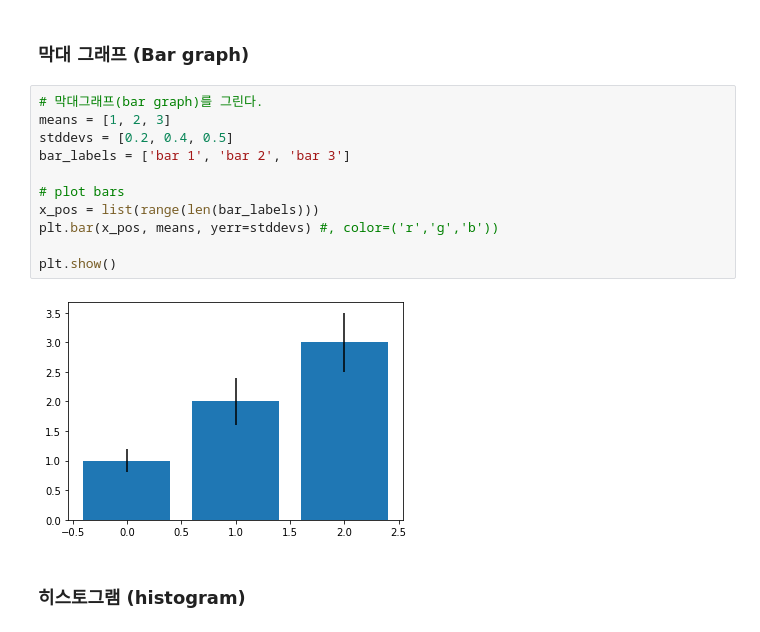
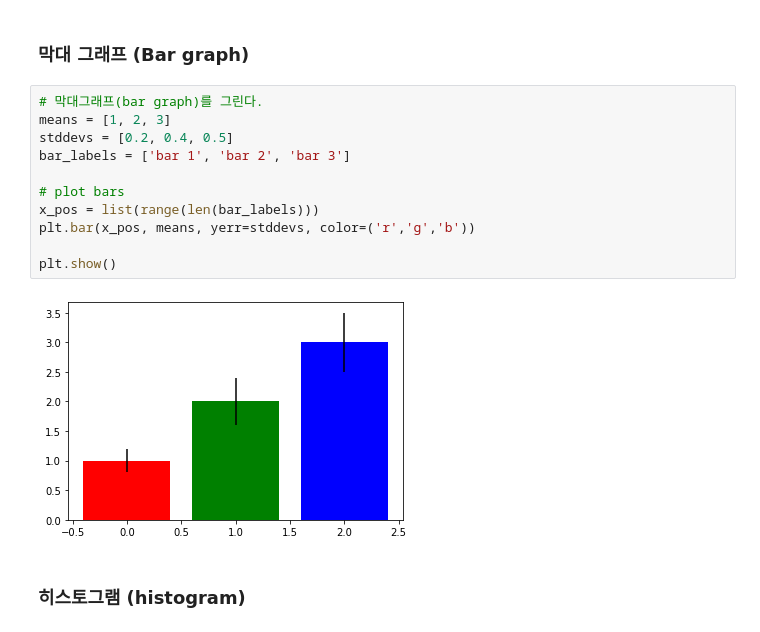
Before and after one commit to 20193253/pdm10, a Jupyter notebook: py-graphics/matplotlib_1_intro.ipynb, the cells around one changed output. Saved outputs shown, nothing was run; the diff lists cells and outputs as text.

```diff
--- a/py-graphics/matplotlib_1_intro.ipynb
+++ b/py-graphics/matplotlib_1_intro.ipynb
@@ -95,16 +95,16 @@ plt.plot(x, y, 'o', alpha=0.9)   #, ms=8)
 # %%
 # 막대그래프(bar graph)를 그린다.
 means = [1, 2, 3]
 stddevs = [0.2, 0.4, 0.5]
 bar_labels = ['bar 1', 'bar 2', 'bar 3']
 
 # plot bars
 x_pos = list(range(len(bar_labels)))
-plt.bar(x_pos, means, yerr=stddevs) #, color=('r','g','b'))
+plt.bar(x_pos, means, yerr=stddevs, color=('r','g','b'))
 
 plt.show()
 # %% [output]
-[figure, old version]
+[figure, new version]
 # %% [markdown]
 ### 히스토그램 (histogram)
 # %%
```
